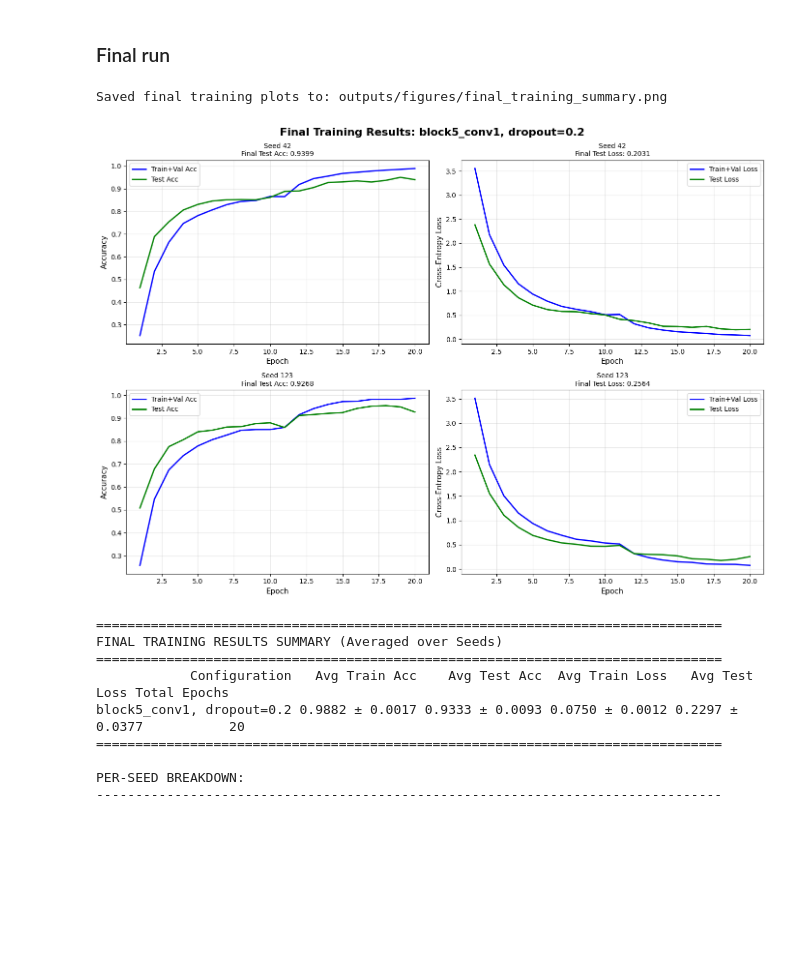
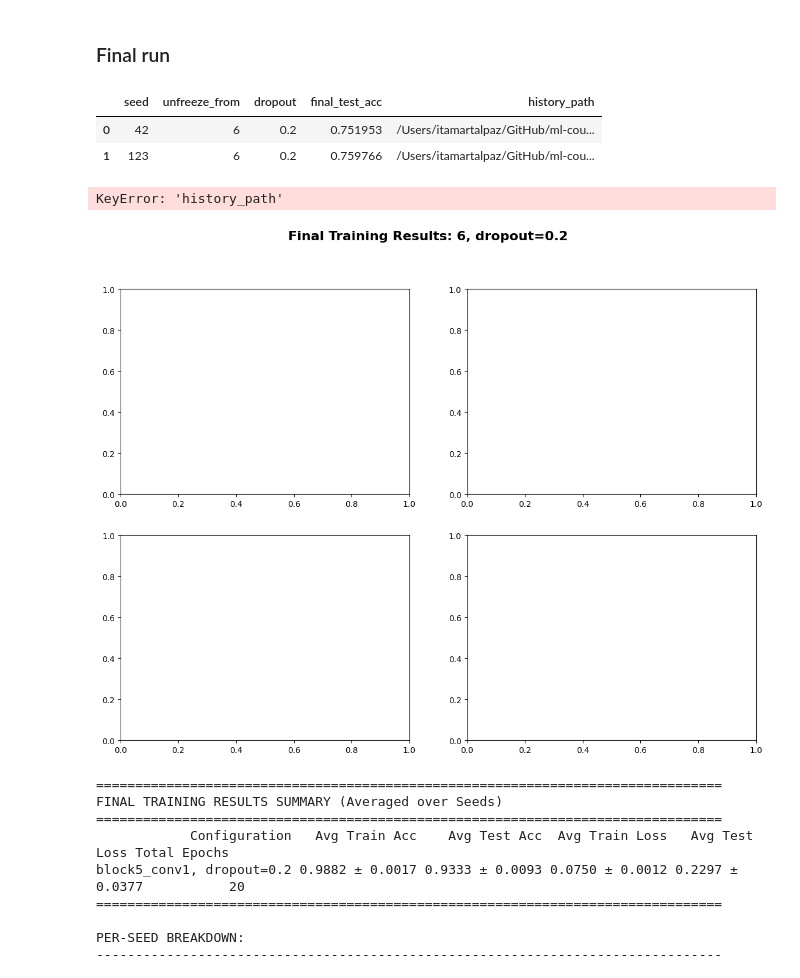
Before and after one commit to talpazi/ml-course-assign4, a Jupyter notebook: YOLOV5/YOLOV5.ipynb, the cells around one changed output. Saved outputs shown, nothing was run; the diff lists cells and outputs as text; code cells hidden in the pictures; blank space fills up the shorter version.

```diff
--- a/YOLOV5/YOLOV5.ipynb
+++ b/YOLOV5/YOLOV5.ipynb
@@ -827,7 +794,7 @@ avg_by_config = best_params_df.groupby(['unfreeze_from', 'dropout']).agg({
 # Find the configuration with highest average validation accuracy
 best_config = avg_by_config.loc[avg_by_config['best_val_acc'].idxmax()]
 
-BEST_UNFREEZE_FROM = best_config['unfreeze_from']
+BEST_UNFREEZE_FROM = None if best_config['unfreeze_from'] == "frozen" else BEST_UNFREEZE_FROM.replace("layer", "")
 BEST_DROPOUT = best_config['dropout']
 
 print(f"\n{'='*60}")
@@ -970,32 +910,0 @@ def run_final_training(seed, unfreeze_from, dropout):
-# %%
-# Run final training for both seeds with best hyperparameters
-final_results = []
-
-for seed in SEEDS:
-    print(f"\n{'#'*60}")
-    print(f"# FINAL TRAINING - SEED {seed}")
-    print(f"{'#'*60}")
-
-    model, history, results = run_final_training(
-        seed=seed,
-        unfreeze_from=BEST_UNFREEZE_FROM,
-        dropout=BEST_DROPOUT
-    )
-
-    final_results.append(results)
-
-    # Plot curves for this seed
-    plot_curves(history, f"Final Training (seed={seed}, {BEST_UNFREEZE_FROM}, drop={BEST_DROPOUT})")
-
-# Create summary DataFrame
-final_df = pd.DataFrame(final_results)
-final_summary_path = "outputs/results/final_training_summary.csv"
-final_df.to_csv(final_summary_path, index=False)
-
-print(f"\n{'='*60}")
-print(f"FINAL TRAINING SUMMARY:")
-print(f"{'='*60}") #
-print(final_df[["seed", "total_epochs", "final_train_acc", "final_test_acc"]])
-print(f"\nAverage test accuracy: {final_df['final_test_acc'].mean():.4f}")
-print(f"Results saved to: {final_summary_path}")
-print(f"{'='*60}\n")
@@ -1164,9 +1146,24 @@ BEST CONFIGURATION:
 Saved HPO summary to: outputs/results/hpo_summary_averaged.csv
 # %% [markdown]
 ### Final run
+# %%
+# Manually add history paths to final_summary_df
+
+# For seed 42
+final_summary_df.loc[final_summary_df['seed'] == 42, 'history_path'] = best_params_df.loc[best_params_df['seed'] == 42, 'history_path'].values[0]
+
+# For seed 123
+final_summary_df.loc[final_summary_df['seed'] == 123, 'history_path'] = best_params_df.loc[best_params_df['seed'] == 123, 'history_path'].values[0]
+
+# Display result
+final_summary_df[['seed', 'unfreeze_from', 'dropout', 'final_test_acc', 'history_path']]
+# %% [output]
+|  | seed | unfreeze_from | dropout | final_test_acc | history_path |
+| 0 | 42 | 6 | 0.2 | 0.751953 | /Users/itamartalpaz/GitHub/ml-cou... |
+| 1 | 123 | 6 | 0.2 | 0.759766 | /Users/itamartalpaz/GitHub/ml-cou... |
 # %%
 # Load final training results and create plots
-final_summary_df = pd.read_csv("outputs/results/final_training_summary.csv")
+final_summary_df = pd.read_csv(BASE_OUTPUT_DIR + "/outputs/results/final_training_summary.csv")
 
 # Create figure with 2 rows (one per seed) x 2 cols (accuracy, loss)
 fig, axes = plt.subplots(2, 2, figsize=(14, 10))
@@ -1178,6 +1175,7 @@ for idx, seed in enumerate(SEEDS):
     result_row = final_summary_df[final_summary_df['seed'] == seed].iloc[0]
 
     # Load history
+    print(f"Loading final training history from: {result_row['history_path']}")
     hist_path = result_row['history_path']
     with open(hist_path, 'r') as f:
         history = json.load(f)
@@ -1185,35 +1183,35 @@ for idx, seed in enumerate(SEEDS):
     epochs = range(1, len(history['loss']) + 1)
 
     # Plot accuracy (train+val combined vs test)
     ax_acc = axes[idx, 0]
     ax_acc.plot(epochs, history['accuracy'], 'b-', label='Train+Val Acc', linewidth=2)
     ax_acc.plot(epochs, history['test_accuracy'], 'g-', label='Test Acc', linewidth=2)
     ax_acc.set_xlabel('Epoch', fontsize=11)
     ax_acc.set_ylabel('Accuracy', fontsize=11)
     ax_acc.set_title(f'Seed {seed}\nFinal Test Acc: {result_row["final_test_acc"]:.4f}',
                      fontsize=10)
     ax_acc.legend()
     ax_acc.grid(True, alpha=0.3)
 
     # Plot loss
     ax_loss = axes[idx, 1]
     ax_loss.plot(epochs, history['loss'], 'b-', label='Train+Val Loss', linewidth=2)
     ax_loss.plot(epochs, history['test_loss'], 'g-', label='Test Loss', linewidth=2)
     ax_loss.set_xlabel('Epoch', fontsize=11)
     ax_loss.set_ylabel('Cross-Entropy Loss', fontsize=11)
     ax_loss.set_title(f'Seed {seed}\nFinal Test Loss: {result_row["final_test_loss"]:.4f}',
                      fontsize=10)
     ax_loss.legend()
     ax_loss.grid(True, alpha=0.3)
 
 plt.tight_layout()
 final_plot_path = "outputs/figures/final_training_summary.png"
 plt.savefig(final_plot_path, dpi=300, bbox_inches='tight')
 print(f"Saved final training plots to: {final_plot_path}")
 plt.show()
 # %% [output]
-Saved final training plots to: outputs/figures/final_training_summary.png
+KeyError: 'history_path'
-[figure, old version]
+[figure, new version]
 # %%
 # Final Training Summary Table (averaged over seeds)
 print("\n" + "="*80)
```
Also changed, not shown: parts of 10 cells of this notebook, 55 other files.
